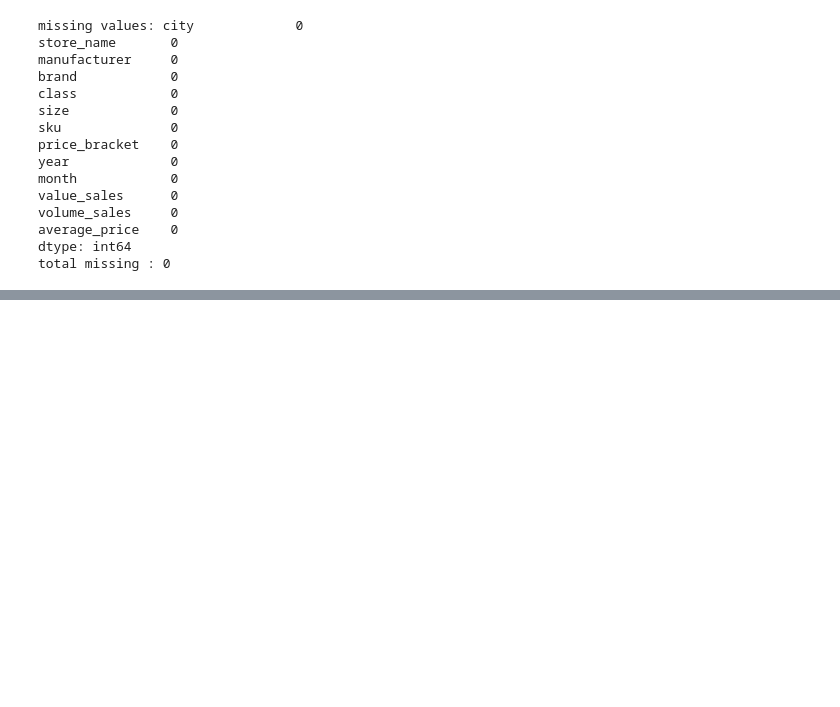
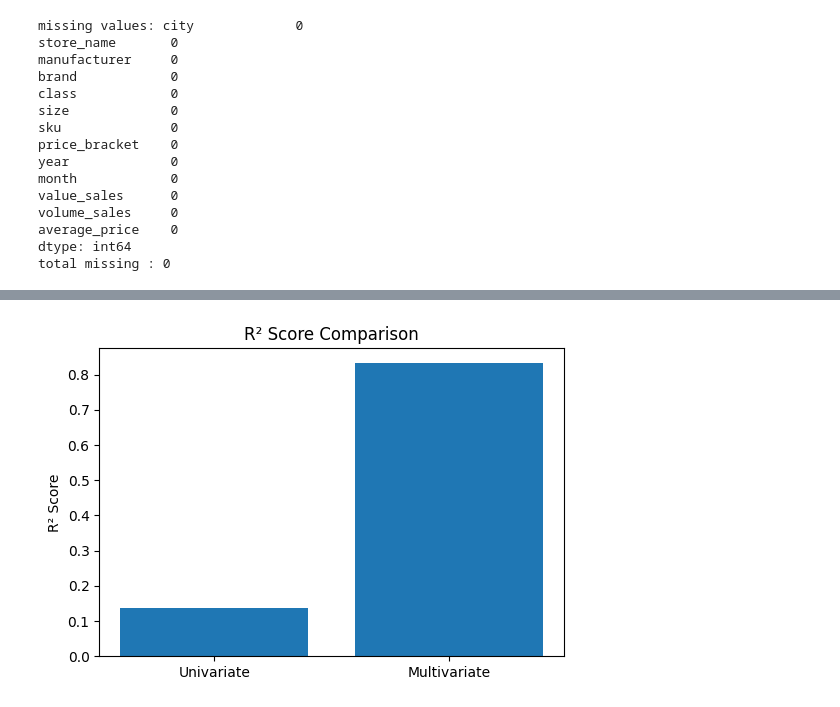
Before and after one commit to Zakira-Abdurahman/Qiyas_AI, a Jupyter notebook: lab20.ipynb, the cells around one changed output, grey strips where cells are left out. Cells and saved outputs as stored; diff of their text form; code cells hidden in the pictures; blank space fills up the shorter version.

```diff
--- a/lab20.ipynb
+++ b/lab20.ipynb
@@ -129,0 +341,10 @@ Encoding completed successfully!
+# %%
+#chart 2 compare R² Score
+
+plt.figure(figsize=(6,4))
+plt.bar(comparison_df['Model'], comparison_df['R2 Score'])
+plt.title("R² Score Comparison")
+plt.ylabel("R² Score")
+plt.show()
+# %% [output]
+[figure, added]
```
Also changed, not shown: parts of 20 cells of this notebook, 2 other files.
